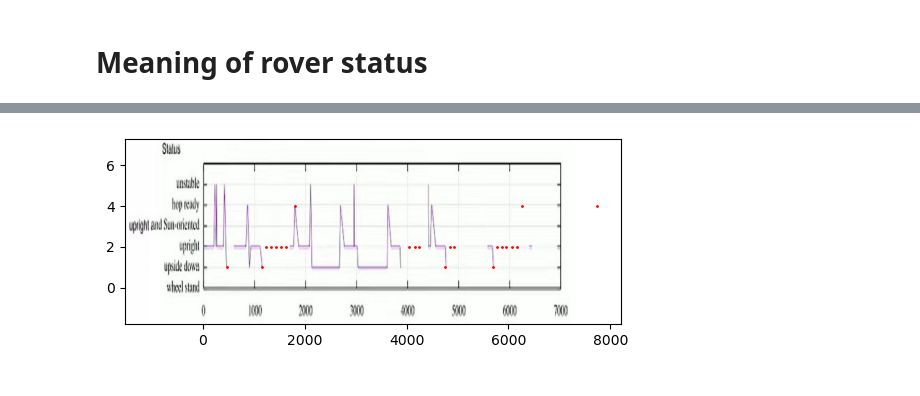
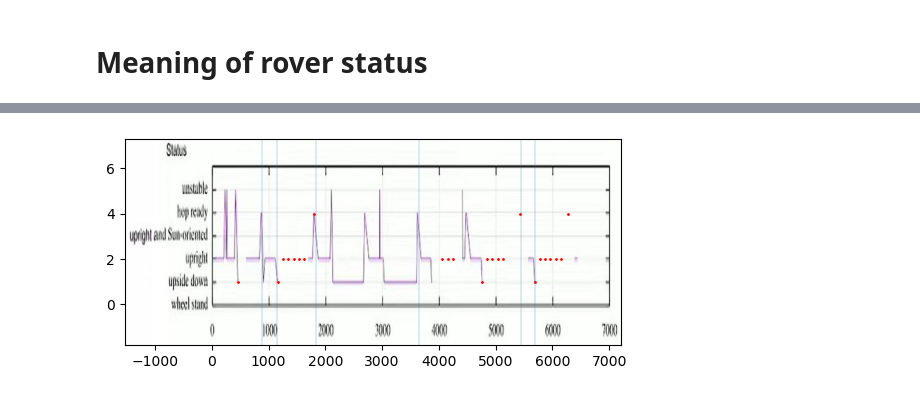
Before and after one commit to tammojan/lev1cw, a Jupyter notebook: lev1_cw_decode.ipynb, the cells around one changed output, grey strips where cells are left out. Saved outputs shown, nothing was run; the diff lists cells and outputs as text; code cells hidden in the pictures.

```diff
--- a/lev1_cw_decode.ipynb
+++ b/lev1_cw_decode.ipynb
@@ -348,7 +346,7 @@ def time_to_ti(d):
 # %% [markdown]
 # Hops
 # %%
-hops_in_waveform = "2024-01-19 16:57:10", "2024-01-19 16:22:25", "2024-01-19 15:51:40", "2024-01-19 15:40:02", "2024-01-19 15:35:45"
+hops_in_waveform = "2024-01-19 16:57:10", "2024-01-19 16:53:05", "2024-01-19 16:22:25", "2024-01-19 15:51:40", "2024-01-19 15:40:02", "2024-01-19 15:35:45"
 # %%
 for h in sorted(hops_in_waveform):
     print(h[-8:], f"{time_to_ti(h):.1f}")
@@ -413,11 +412,14 @@ times
  6158,
  6267]
 # %%
+%matplotlib inline
 fig, ax = plt.subplots()
+for h in hops_in_waveform:
+    ax.axvline(time_to_ti(h), linewidth=0.2)
 ax.imshow(bochum_plot, extent=(-1536, 7200, -1.8, 7.3), aspect=400)
 ax.plot(times, plot_values, 'r.', markersize=2);
 # %% [output]
-[figure, old version]
+[figure, new version]
 # %%
 rover_status = {
     0: "wheel stand",
```
Also changed, not shown: parts of 11 cells of this notebook.
